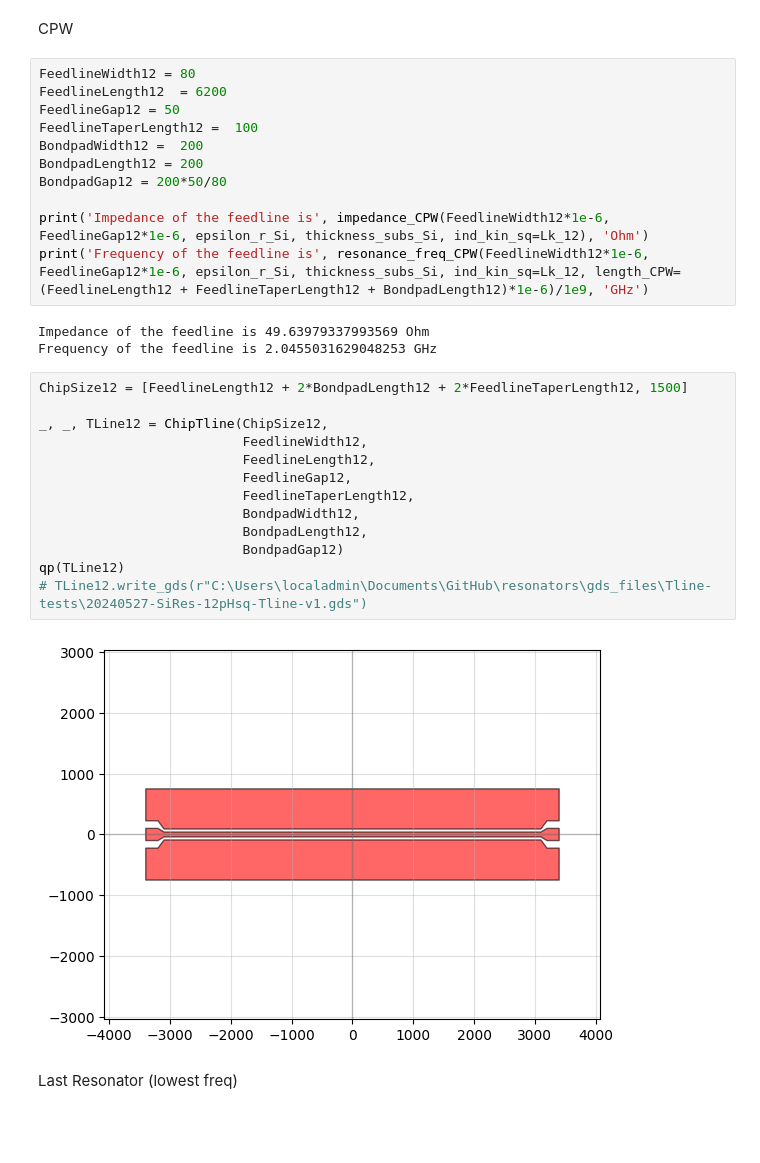
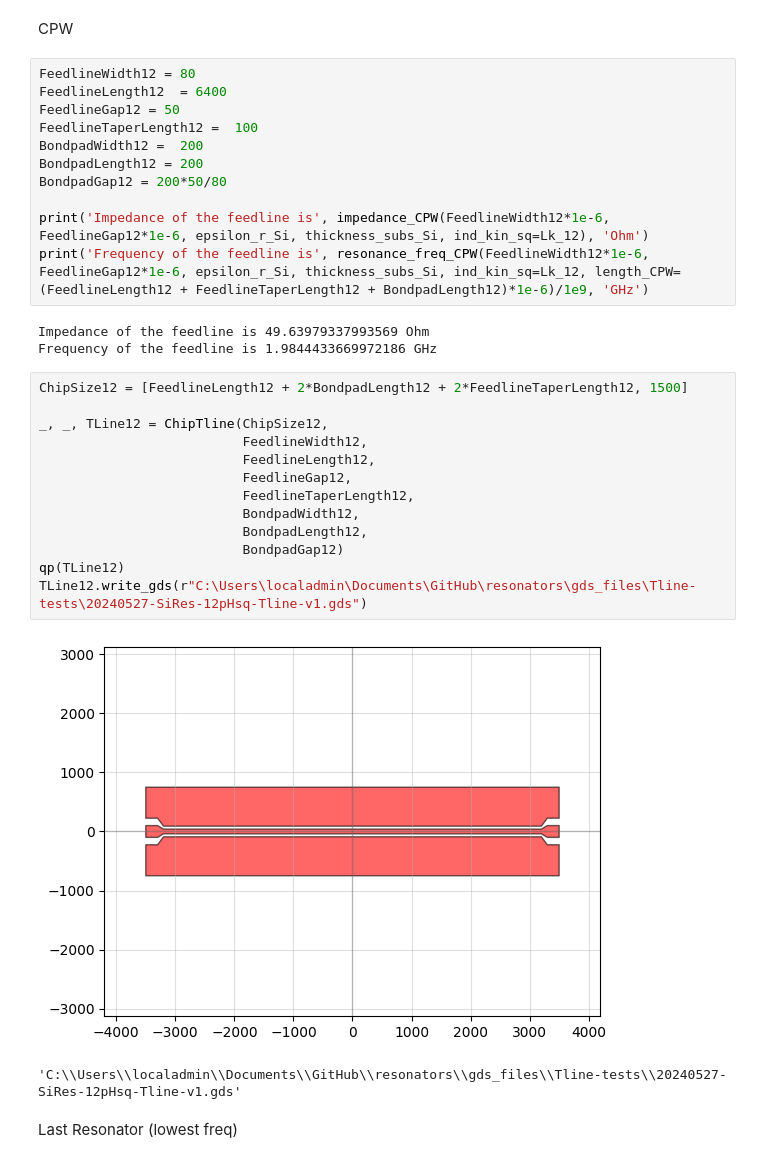
Before and after one commit to cbelo/resonators, a Jupyter notebook: 20240420-chips/design_chips.ipynb, the cells around one changed output. Cells and saved outputs as stored; diff of their text form; blank space fills up the shorter version.

```diff
--- a/20240420-chips/design_chips.ipynb
+++ b/20240420-chips/design_chips.ipynb
@@ -36,7 +36,7 @@ thickness_subs_Ge = [50e-9, 20e-9, 600e-9, 300e-9, 600e-6]
 CPW
 # %%
 FeedlineWidth12 = 80
-FeedlineLength12  = 6200
+FeedlineLength12  = 6400
 FeedlineGap12 = 50
 FeedlineTaperLength12 =  100
 BondpadWidth12 =  200
@@ -47,22 +47,23 @@ print('Impedance of the feedline is', impedance_CPW(FeedlineWidth12*1e-6, Feedli
 print('Frequency of the feedline is', resonance_freq_CPW(FeedlineWidth12*1e-6, FeedlineGap12*1e-6, epsilon_r_Si, thickness_subs_Si, ind_kin_sq=Lk_12, length_CPW=(FeedlineLength12 + FeedlineTaperLength12 + BondpadLength12)*1e-6)/1e9, 'GHz')
 # %% [output]
 Impedance of the feedline is 49.63979337993569 Ohm
-Frequency of the feedline is 2.0455031629048253 GHz
+Frequency of the feedline is 1.9844433669972186 GHz
 # %%
 ChipSize12 = [FeedlineLength12 + 2*BondpadLength12 + 2*FeedlineTaperLength12, 1500]
 
 _, _, TLine12 = ChipTline(ChipSize12,
                           FeedlineWidth12,
                           FeedlineLength12,
                           FeedlineGap12,
                           FeedlineTaperLength12,
                           BondpadWidth12,
                           BondpadLength12,
                           BondpadGap12)
 qp(TLine12)
-# TLine12.write_gds(r"C:\Users\localadmin\Documents\GitHub\resonators\gds_files\Tline-tests\20240527-SiRes-12pHsq-Tline-v1.gds")
+TLine12.write_gds(r"C:\Users\localadmin\Documents\GitHub\resonators\gds_files\Tline-tests\20240527-SiRes-12pHsq-Tline-v1.gds")
 # %% [output]
-[figure, old version]
+[figure, new version]
+'C:\\Users\\localadmin\\Documents\\GitHub\\resonators\\gds_files\\Tline-tests\\20240527-SiRes-12pHsq-Tline-v1.gds'
 # %% [markdown]
 Last Resonator (lowest freq)
 # %%
```
Also changed, not shown: parts of 15 cells of this notebook, 12 other files.
